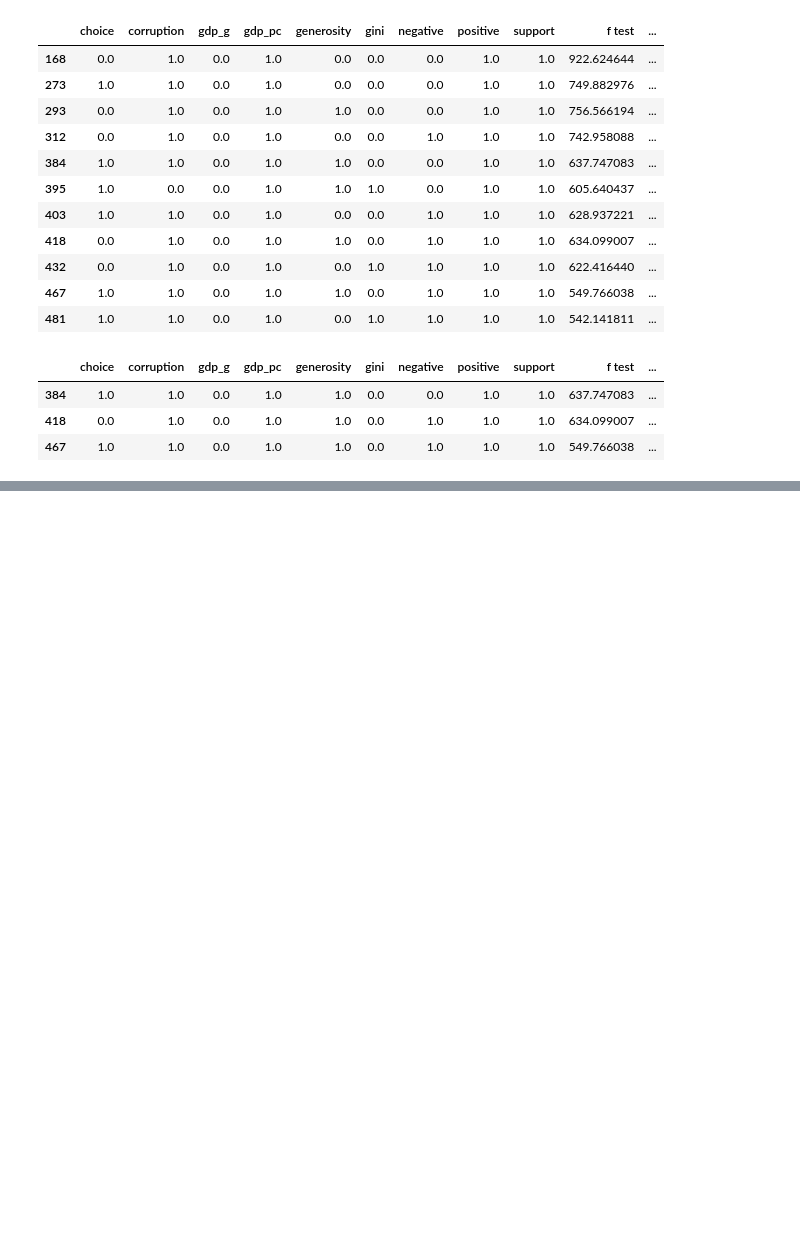
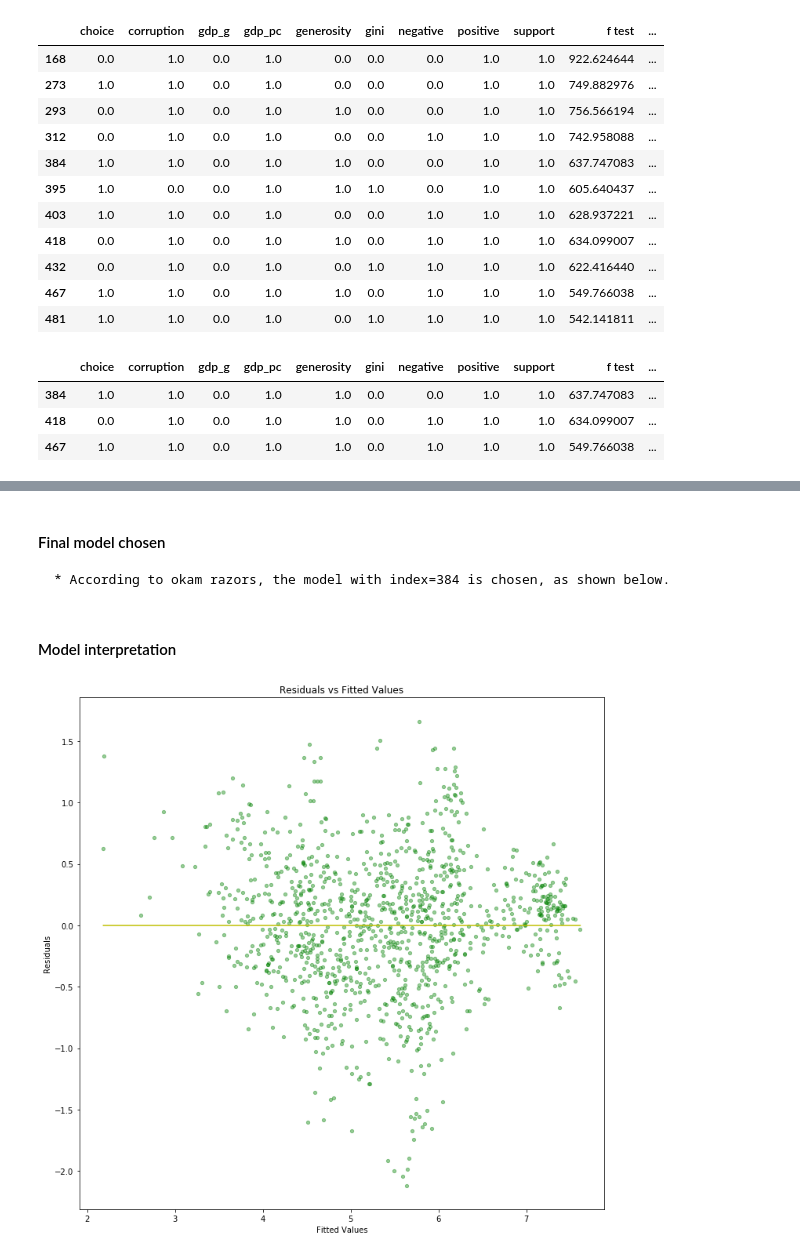
Before and after one commit to Mooophy/158222, a Jupyter notebook: as2/As2.ipynb, the cells around one changed output, grey strips where cells are left out. Cells and saved outputs as stored; diff of their text form; code cells hidden in the pictures; blank space fills up the shorter version.

Commit message:
interpretation

```diff
--- a/as2/As2.ipynb
+++ b/as2/As2.ipynb
@@ -708,0 +573,22 @@ to_drop = []
+# %% [markdown]
+#### Final model chosen
+    * According to okam razors, the model with index=384 is chosen, as shown below.
+# %%
+final_model = smf.ols(formula='happiness ~ 1 + choice + corruption + gdp_pc + generosity + positive + support', data=data).fit()
+# %% [markdown]
+#### Model interpretation
+# %%
+x = final_model.fittedvalues
+y = final_model.resid
+
+plt.figure(figsize=(12, 12))
+plt.scatter(x, y, c="g", alpha=0.4, s=18)
+plt.xlabel("Fitted Values")
+plt.ylabel("Residuals")
+plt.title('Residuals vs Fitted Values')
+
+plt.plot(np.unique(x), np.poly1d(np.polyfit(x, y, 1))(np.unique(x)), c='y')
+
+plt.show()
+# %% [output]
+[figure, added]
```
Also changed, not shown: parts of 3 cells of this notebook.
